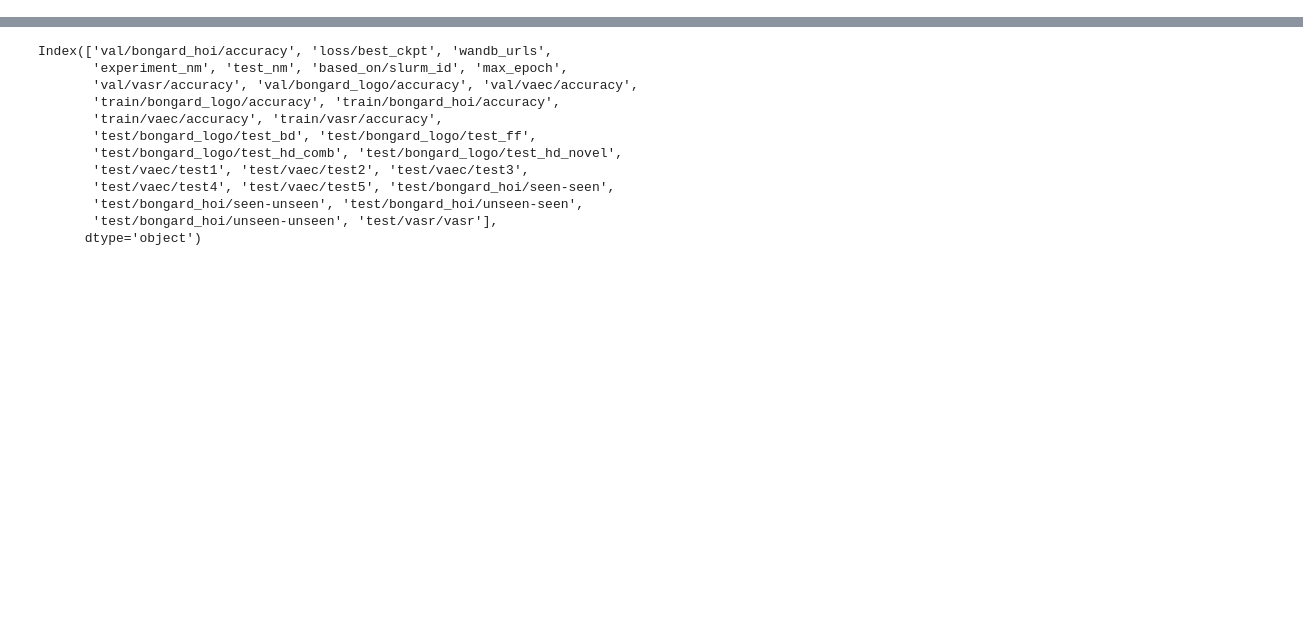
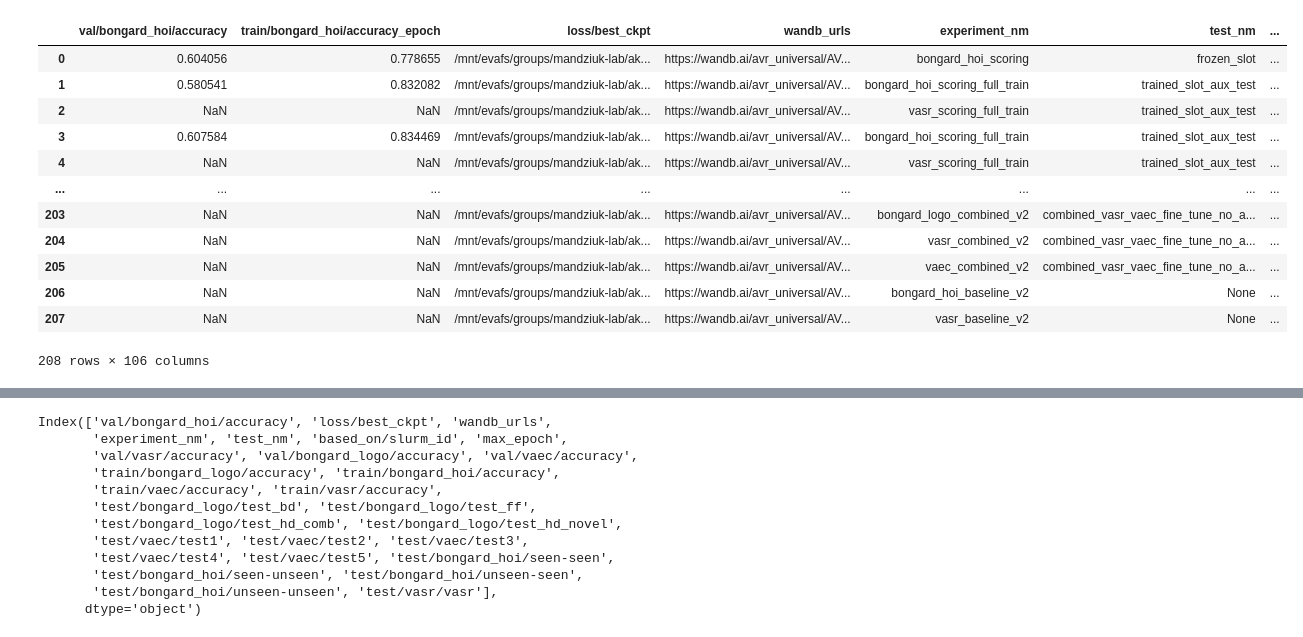
Before and after one commit to jakfol1217/Universal_AVR_Model, a Jupyter notebook: src/notebooks/collect_experiments_results.ipynb, the cells around one changed output, grey strips where cells are left out. Drawn from its saved outputs; the diff is of its cells as text; code cells hidden in the pictures; blank space fills up the shorter version.

Commit message:
add combined model experiments

```diff
--- a/src/notebooks/collect_experiments_results.ipynb
+++ b/src/notebooks/collect_experiments_results.ipynb
@@ -61,6 +73,22 @@ Unprocessed 34 experiments
 # automatically assign it so that it makes sense in paper)
 # %%
 df = pd.DataFrame(structured_results)
+# %%
+df
+# %% [output]
+|  | val/bongard_hoi/accuracy | train/bongard_hoi/accuracy_epoch | loss/best_ckpt | wandb_urls | experiment_nm | test_nm | ... |
+| 0 | 0.604056 | 0.778655 | /mnt/evafs/groups/mandziuk-lab/ak... | https://wandb.ai/avr_universal/AV... | bongard_hoi_scoring | frozen_slot | ... |
+| 1 | 0.580541 | 0.832082 | /mnt/evafs/groups/mandziuk-lab/ak... | https://wandb.ai/avr_universal/AV... | bongard_hoi_scoring_full_train | trained_slot_aux_test | ... |
+| 2 | NaN | NaN | /mnt/evafs/groups/mandziuk-lab/ak... | https://wandb.ai/avr_universal/AV... | vasr_scoring_full_train | trained_slot_aux_test | ... |
+| 3 | 0.607584 | 0.834469 | /mnt/evafs/groups/mandziuk-lab/ak... | https://wandb.ai/avr_universal/AV... | bongard_hoi_scoring_full_train | trained_slot_aux_test | ... |
+| 4 | NaN | NaN | /mnt/evafs/groups/mandziuk-lab/ak... | https://wandb.ai/avr_universal/AV... | vasr_scoring_full_train | trained_slot_aux_test | ... |
+| ... | ... | ... | ... | ... | ... | ... | ... |
+| 203 | NaN | NaN | /mnt/evafs/groups/mandziuk-lab/ak... | https://wandb.ai/avr_universal/AV... | bongard_logo_combined_v2 | combined_vasr_vaec_fine_tune_no_a... | ... |
+| 204 | NaN | NaN | /mnt/evafs/groups/mandziuk-lab/ak... | https://wandb.ai/avr_universal/AV... | vasr_combined_v2 | combined_vasr_vaec_fine_tune_no_a... | ... |
+| 205 | NaN | NaN | /mnt/evafs/groups/mandziuk-lab/ak... | https://wandb.ai/avr_universal/AV... | vaec_combined_v2 | combined_vasr_vaec_fine_tune_no_a... | ... |
+| 206 | NaN | NaN | /mnt/evafs/groups/mandziuk-lab/ak... | https://wandb.ai/avr_universal/AV... | bongard_hoi_baseline_v2 | None | ... |
+| 207 | NaN | NaN | /mnt/evafs/groups/mandziuk-lab/ak... | https://wandb.ai/avr_universal/AV... | vasr_baseline_v2 | None | ... |
+208 rows × 106 columns
 # %%
 # normalize columns
 # %%
```
Also changed, not shown: parts of 6 cells of this notebook, 3 other files.
